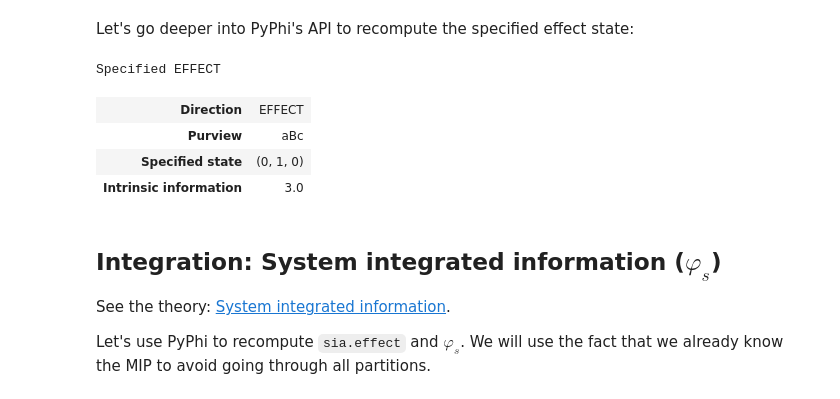
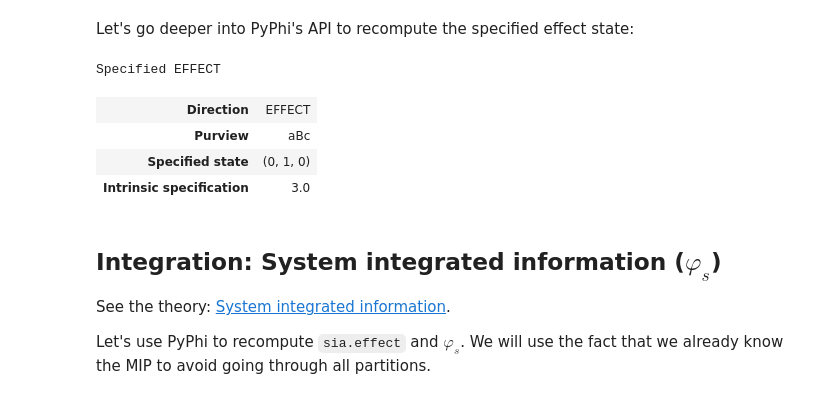
Before and after one commit to wmayner/pyphi, a Jupyter notebook: docs/examples/IIT_4.0_demo.ipynb, the cells around one changed output. Drawn from its saved outputs; the diff is of its cells as text; code cells hidden in the pictures.

```diff
--- a/docs/examples/IIT_4.0_demo.ipynb
+++ b/docs/examples/IIT_4.0_demo.ipynb
@@ -346,20 +346,20 @@ Specified EFFECT
 # %% [markdown]
 Let's go deeper into PyPhi's API to recompute the specified effect state:
 # %%
-maximal_effect_state = system.intrinsic_information(
+maximal_effect_state = system.intrinsic_specification(
     direction=pyphi.Direction.EFFECT,
     mechanism=system.node_indices,
     purview=system.node_indices,
     specification_measure=specification_measure,
 )
 
 maximal_effect_state
 # %% [output]
 Specified EFFECT
 | Direction | EFFECT |
 | Purview | aBc |
 | Specified state | (0, 1, 0) |
-| Intrinsic information | 3.0 |
+| Intrinsic specification | 3.0 |
 # %% [markdown]
 ## Integration: System integrated information ($φ_s$)
 
```
Also changed, not shown: parts of 24 cells of this notebook, 33 other files.
